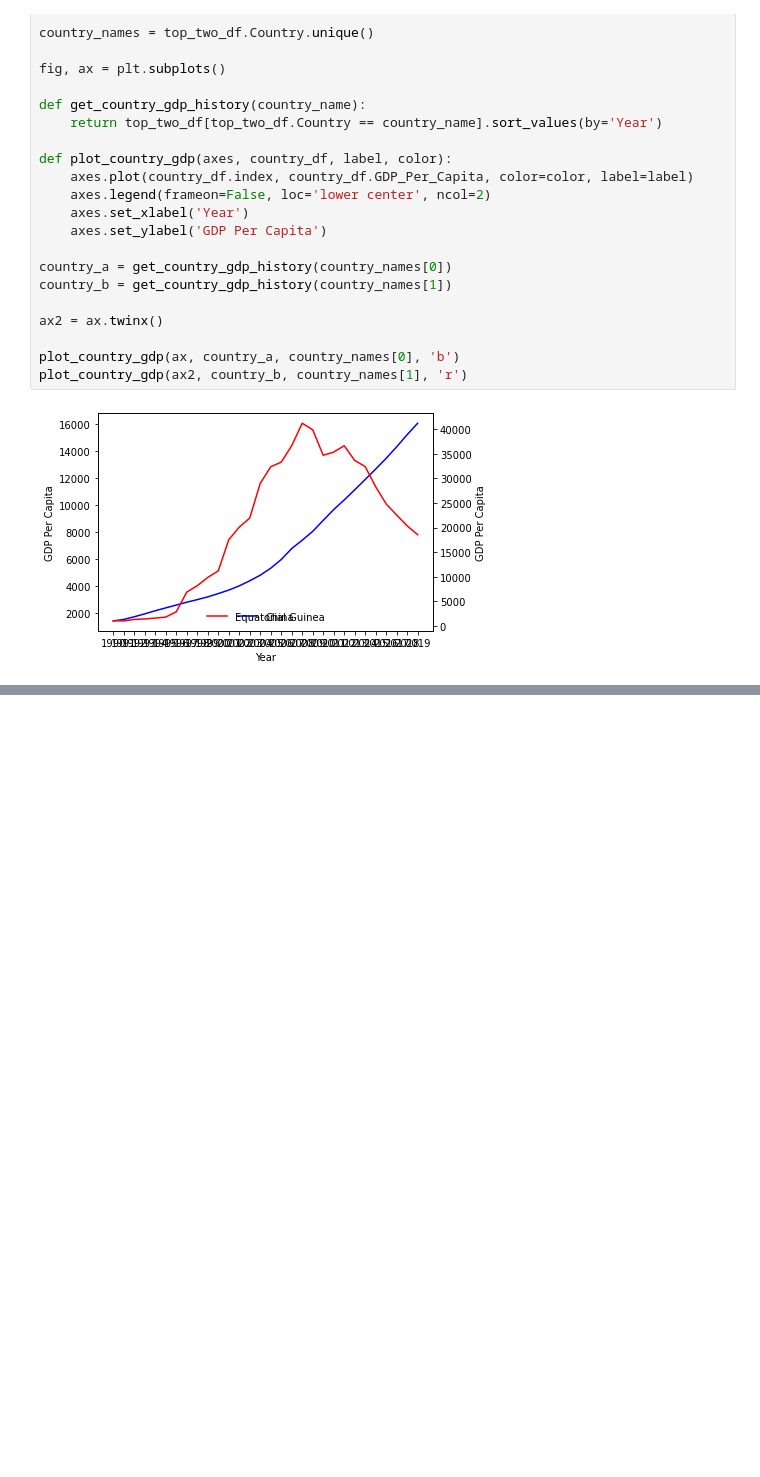
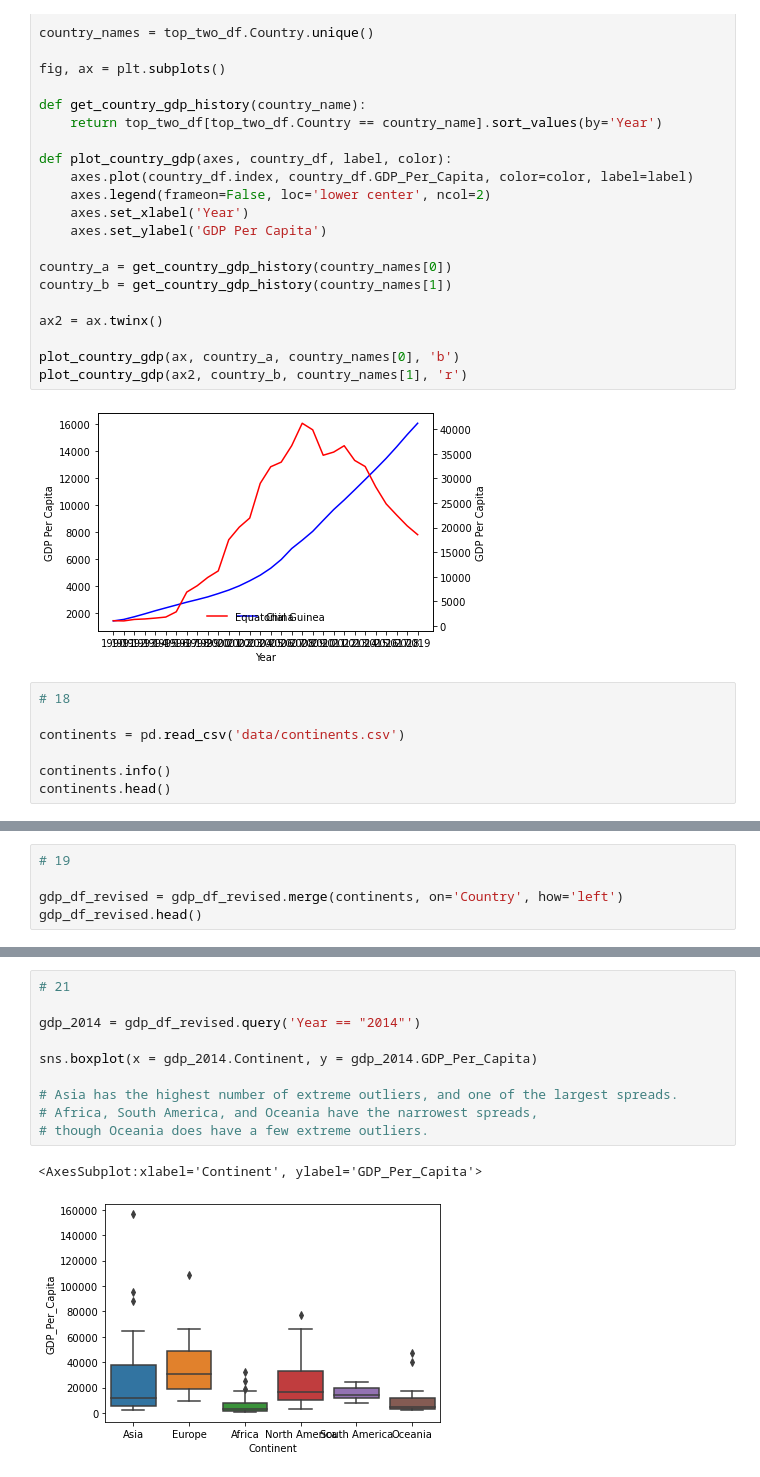
Before and after one commit to nss-data-science-cohort-5/un_exploration-bdfinlayson, a Jupyter notebook: main.ipynb, the cells around one changed output, grey strips where cells are left out. Saved outputs shown, nothing was run; the diff lists cells and outputs as text; blank space fills up the shorter version.

```diff
--- a/main.ipynb
+++ b/main.ipynb
@@ -236,3 +238,10 @@ plot_country_gdp(ax, country_a, country_names[0], 'b')
 plot_country_gdp(ax2, country_b, country_names[1], 'r')
 # %% [output]
 [figure]
+# %%
+# 18
+
+continents = pd.read_csv('data/continents.csv')
+
+continents.info()
+continents.head()
@@ -238,0 +264,5 @@ plot_country_gdp(ax2, country_b, country_names[1], 'r')
+# %%
+# 19
+
+gdp_df_revised = gdp_df_revised.merge(continents, on='Country', how='left')
+gdp_df_revised.head()
@@ -238,0 +293,13 @@ plot_country_gdp(ax2, country_b, country_names[1], 'r')
+# %%
+# 21
+
+gdp_2014 = gdp_df_revised.query('Year == "2014"')
+
+sns.boxplot(x = gdp_2014.Continent, y = gdp_2014.GDP_Per_Capita)
+
+# Asia has the highest number of extreme outliers, and one of the largest spreads.
+# Africa, South America, and Oceania have the narrowest spreads,
+# though Oceania does have a few extreme outliers.
+# %% [output]
+<AxesSubplot:xlabel='Continent', ylabel='GDP_Per_Capita'>
+[figure, added]
```
Also changed, not shown: parts of 10 cells of this notebook, 1 other file.
